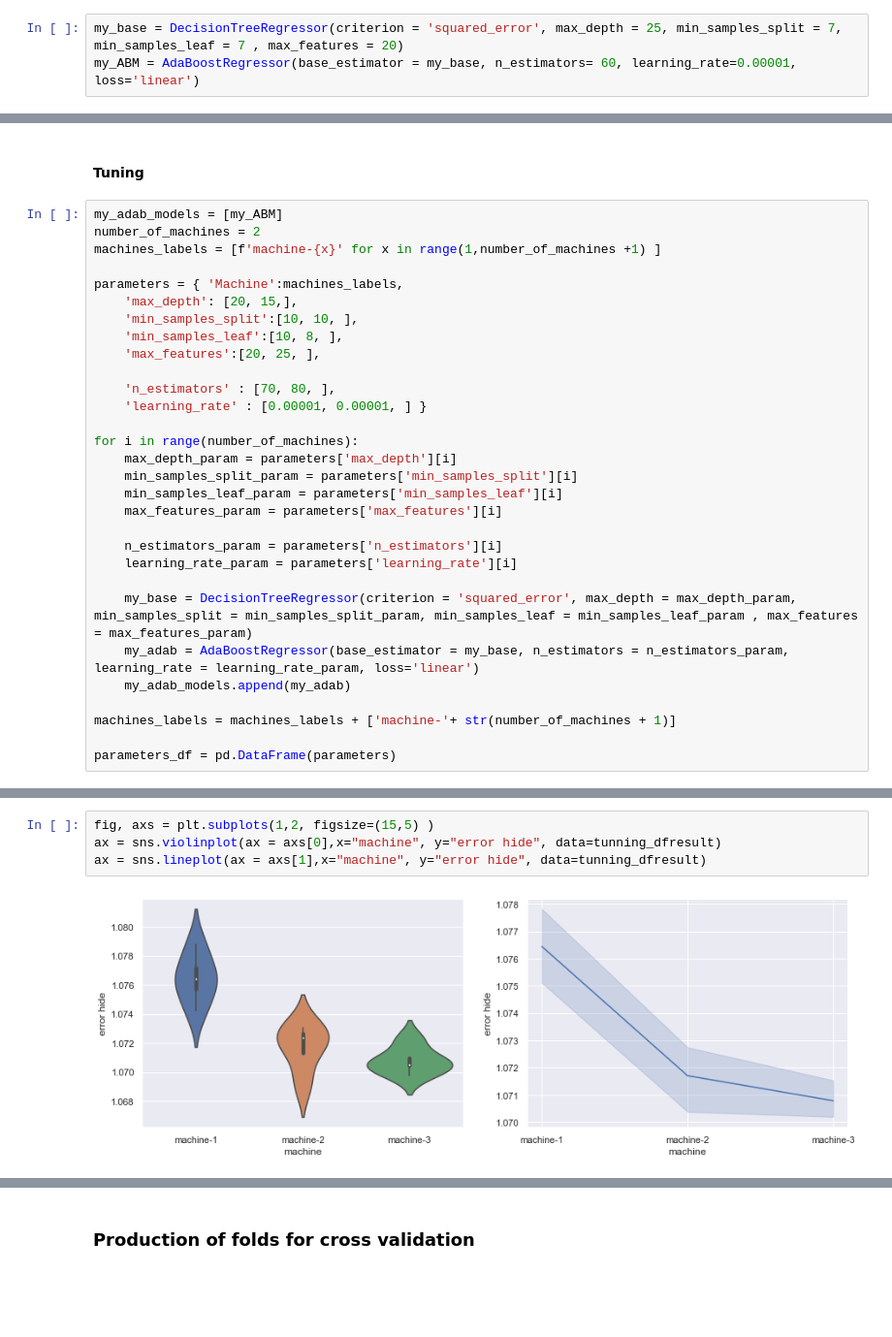
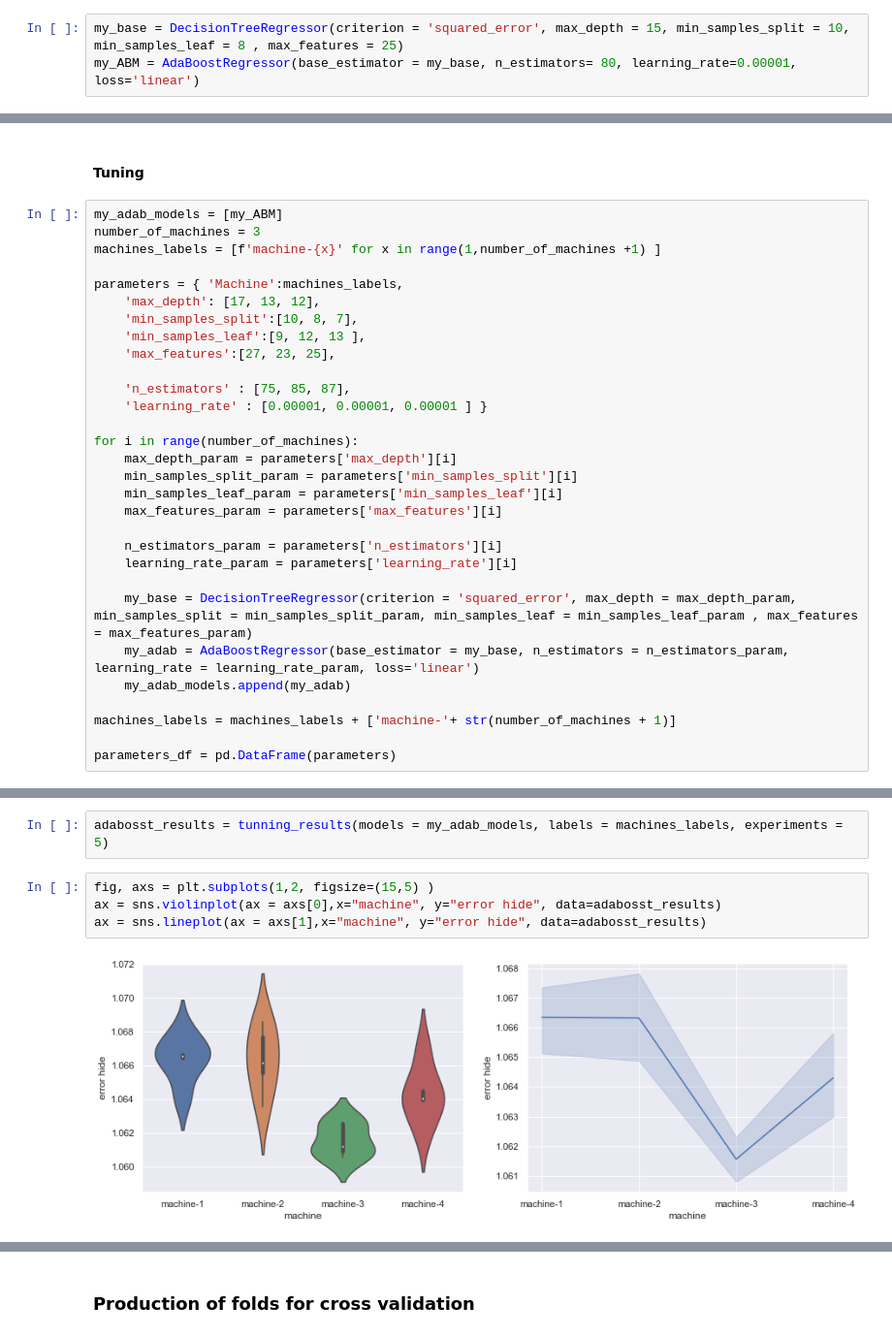
Before and after one commit to miguelmayhem92/Predict_Future_Sales, a Jupyter notebook: PFS_FE_MLM_P2.ipynb, the cells around one changed output, grey strips where cells are left out. Shown at 97% size. Saved outputs shown, nothing was run; the diff lists cells and outputs as text; blank space fills up the shorter version.

```diff
--- a/PFS_FE_MLM_P2.ipynb
+++ b/PFS_FE_MLM_P2.ipynb
@@ -992,8 +992,8 @@ train_scaled_sampled.shape
 X_train = train_scaled_sampled[final_features]
 Y_train = train_scaled_sampled[my_target]
 # %%
-my_base = DecisionTreeRegressor(criterion = 'squared_error', max_depth = 25, min_samples_split = 7, min_samples_leaf = 7 , max_features = 20)
-my_ABM = AdaBoostRegressor(base_estimator = my_base, n_estimators= 60, learning_rate=0.00001, loss='linear')
+my_base = DecisionTreeRegressor(criterion = 'squared_error', max_depth = 15, min_samples_split = 10, min_samples_leaf = 8 , max_features = 25)
+my_ABM = AdaBoostRegressor(base_estimator = my_base, n_estimators= 80, learning_rate=0.00001, loss='linear')
 # %%
 %%time
 my_ABM.fit(X_train, Y_train)
@@ -1113,17 +1113,17 @@ my_vars_checkpoint = ['L1_sumItem', 'L1_meanItem', 'item_id', 'L1_sumShop', 'L4_
 #### Tuning
 # %%
 my_adab_models = [my_ABM]
-number_of_machines = 2
+number_of_machines = 3
 machines_labels = [f'machine-{x}' for x in range(1,number_of_machines +1) ]
 
 parameters = { 'Machine':machines_labels,
-    'max_depth': [20, 15,],
-    'min_samples_split':[10, 10, ],
-    'min_samples_leaf':[10, 8, ],
-    'max_features':[20, 25, ],
+    'max_depth': [17, 13, 12],
+    'min_samples_split':[10, 8, 7],
+    'min_samples_leaf':[9, 12, 13 ],
+    'max_features':[27, 23, 25],
 
-    'n_estimators' : [70, 80, ],
-    'learning_rate' : [0.00001, 0.00001, ] }
+    'n_estimators' : [75, 85, 87],
+    'learning_rate' : [0.00001, 0.00001, 0.00001 ] }
 
 for i in range(number_of_machines):
     max_depth_param = parameters['max_depth'][i]
@@ -1179,6 +1179,8 @@ tunning_dfresult = pd.DataFrame(dict_results)
+# %%
+adabosst_results = tunning_results(models = my_adab_models, labels = machines_labels, experiments = 5)
 # %%
 fig, axs = plt.subplots(1,2, figsize=(15,5) )
-ax = sns.violinplot(ax = axs[0],x="machine", y="error hide", data=tunning_dfresult)
-ax = sns.lineplot(ax = axs[1],x="machine", y="error hide", data=tunning_dfresult)
+ax = sns.violinplot(ax = axs[0],x="machine", y="error hide", data=adabosst_results)
+ax = sns.lineplot(ax = axs[1],x="machine", y="error hide", data=adabosst_results)
 # %% [output]
-[figure, old version]
+[figure, new version]
```
Also changed, not shown: parts of 34 cells of this notebook.
